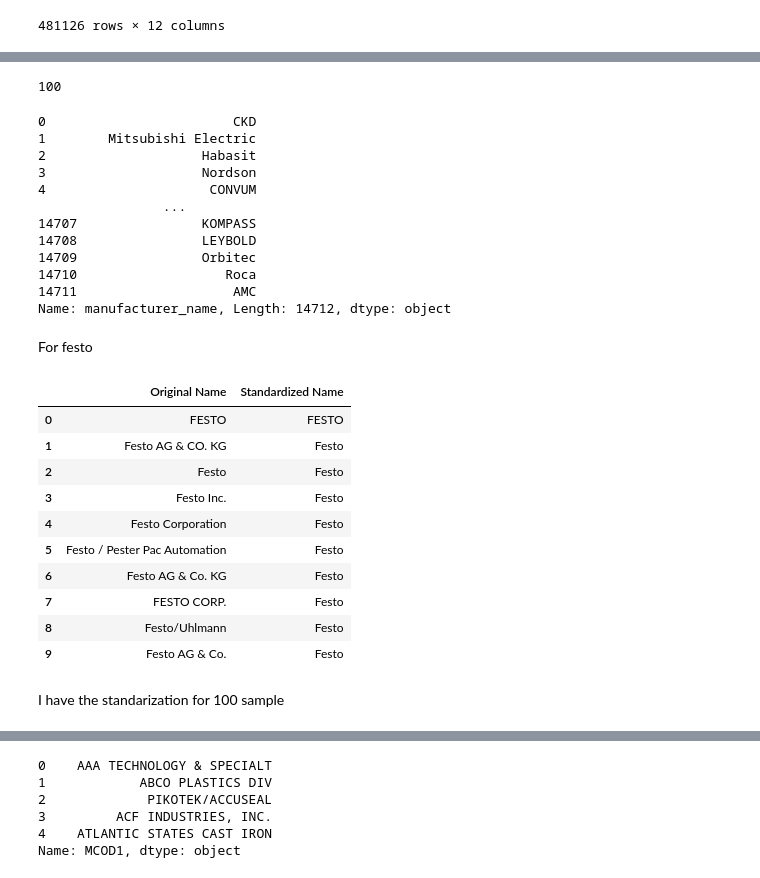
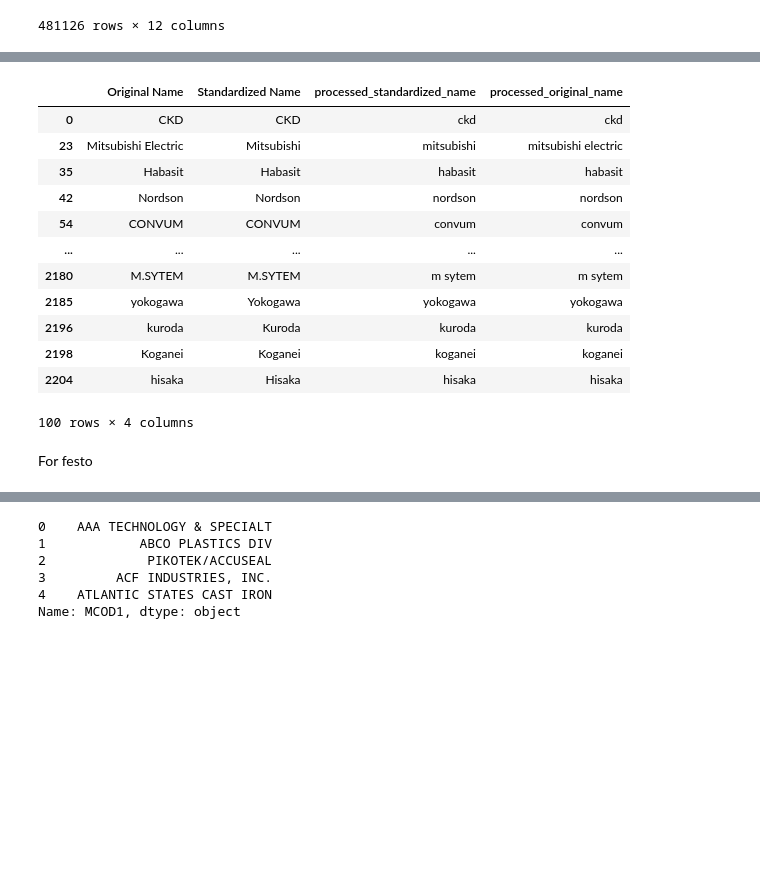
Before and after one commit to rodmart21/Brand_Domain, a Jupyter notebook: matching.ipynb, the cells around one changed output, grey strips where cells are left out. Cells and saved outputs as stored; diff of their text form; code cells hidden in the pictures; blank space fills up the shorter version.

```diff
--- a/matching.ipynb
+++ b/matching.ipynb
@@ -64,23 +53,0 @@ Name: manufacturer_name, Length: 481126, dtype: object
-# %%
-# Drop duplicates and remove NaN values
-manufacturer_names_unique = manufacturer_names.drop_duplicates().dropna().reset_index(drop=True)
-unique_names = manufacturer_names_unique.tolist()
-names_test=unique_names[0:100]
-print(len(names_test))
-# %% [output]
-100
-# %%
-manufacturer_names_unique
-# %% [output]
-0                        CKD
-1        Mitsubishi Electric
-2                    Habasit
-3                    Nordson
-4                     CONVUM
-                ...
-14707                KOMPASS
-14708                LEYBOLD
-14709                Orbitec
-14710                   Roca
-14711                    AMC
-Name: manufacturer_name, Length: 14712, dtype: object
@@ -92,4 +56,18 @@ classified_df.to_csv('classified_df.csv')
 # %%
-standardize=classified_df
+standardize
+# %% [output]
+|  | Original Name | Standardized Name | processed_standardized_name | processed_original_name |
+| 0 | CKD | CKD | ckd | ckd |
+| 23 | Mitsubishi Electric | Mitsubishi | mitsubishi | mitsubishi electric |
+| 35 | Habasit | Habasit | habasit | habasit |
+| 42 | Nordson | Nordson | nordson | nordson |
+| 54 | CONVUM | CONVUM | convum | convum |
+| ... | ... | ... | ... | ... |
+| 2180 | M.SYTEM | M.SYTEM | m sytem | m sytem |
+| 2185 | yokogawa | Yokogawa | yokogawa | yokogawa |
+| 2196 | kuroda | Kuroda | kuroda | kuroda |
+| 2198 | Koganei | Koganei | koganei | koganei |
+| 2204 | hisaka | Hisaka | hisaka | hisaka |
+100 rows × 4 columns
 # %% [markdown]
 For festo
@@ -104,16 +73,0 @@ results_festo_df = pd.DataFrame(results_festo)
-# %%
-results_festo_df
-# %% [output]
-|  | Original Name | Standardized Name |
-| 0 | FESTO | FESTO |
-| 1 | Festo AG & CO. KG | Festo |
-| 2 | Festo | Festo |
-| 3 | Festo Inc. | Festo |
-| 4 | Festo Corporation | Festo |
-| 5 | Festo / Pester Pac Automation | Festo |
-| 6 | Festo AG & Co. KG | Festo |
-| 7 | FESTO CORP. | Festo |
-| 8 | Festo/Uhlmann | Festo |
-| 9 | Festo AG & Co. | Festo |
-# %% [markdown]
-I have the standarization for 100 sample
```
Also changed, not shown: parts of 50 cells of this notebook, 2 other files.
